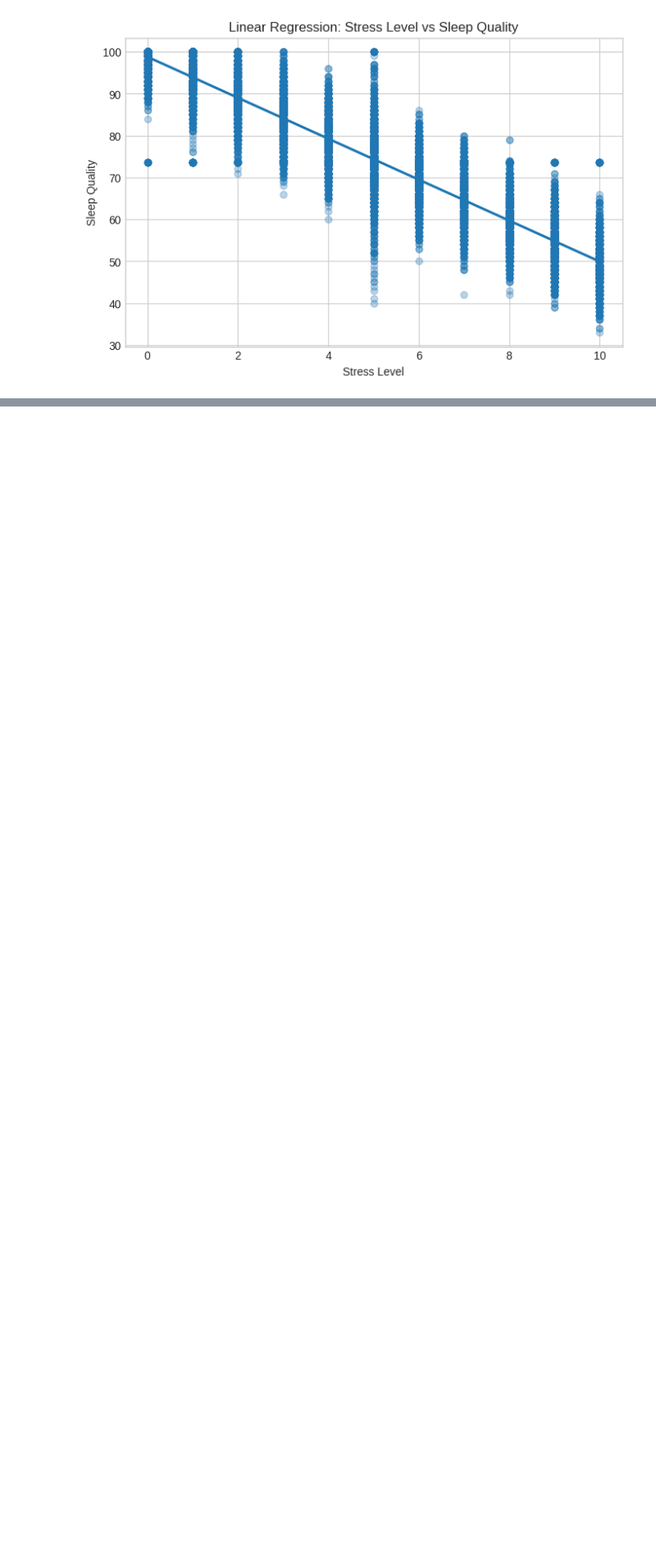
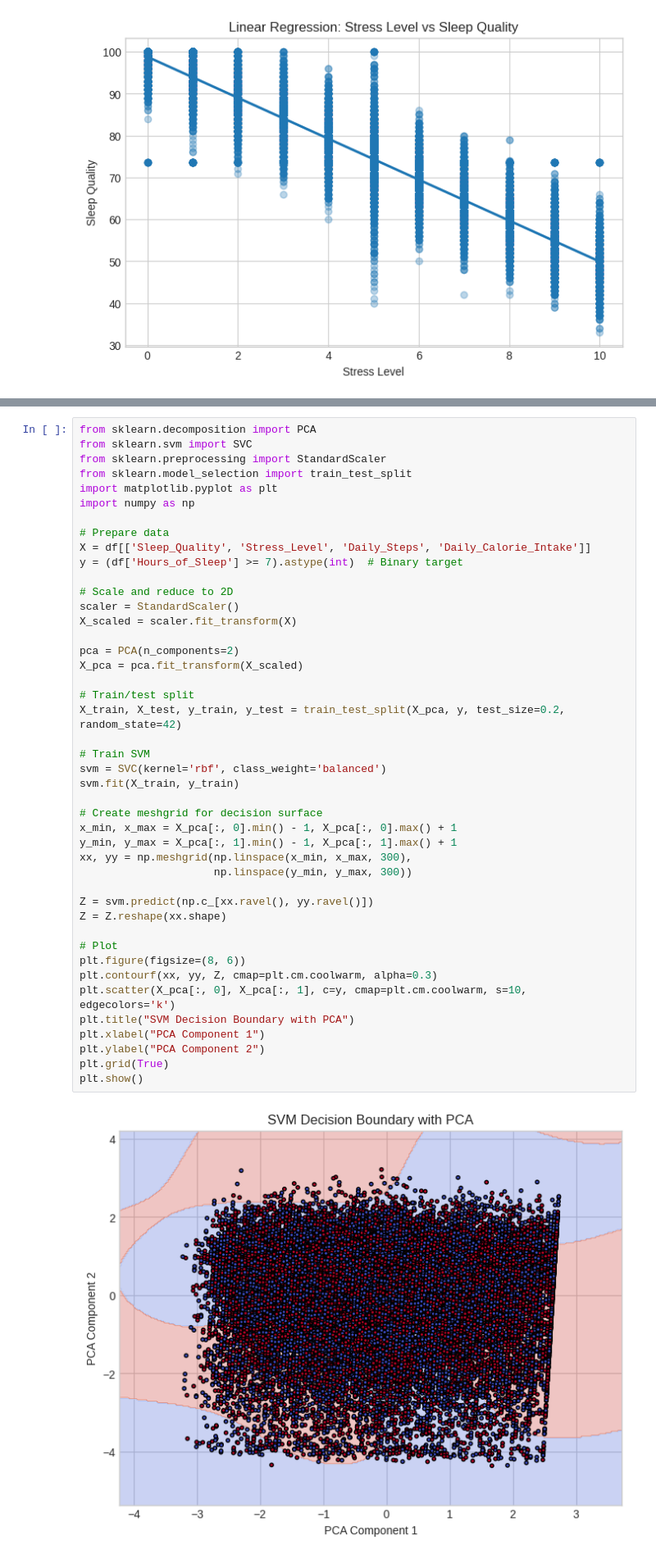
Before and after one commit to Programmer-Develops/HT-Insights, a Jupyter notebook: health_tracker.ipynb, the cells around one changed output, grey strips where cells are left out. Shown at 82% size. Cells and saved outputs as stored; diff of their text form; blank space fills up the shorter version.

```diff
--- a/health_tracker.ipynb
+++ b/health_tracker.ipynb
@@ -305,0 +378,46 @@ MSE: 27.22915427708266
+# %%
+from sklearn.decomposition import PCA
+from sklearn.svm import SVC
+from sklearn.preprocessing import StandardScaler
+from sklearn.model_selection import train_test_split
+import matplotlib.pyplot as plt
+import numpy as np
+
+# Prepare data
+X = df[['Sleep_Quality', 'Stress_Level', 'Daily_Steps', 'Daily_Calorie_Intake']]
+y = (df['Hours_of_Sleep'] >= 7).astype(int)  # Binary target
+
+# Scale and reduce to 2D
+scaler = StandardScaler()
+X_scaled = scaler.fit_transform(X)
+
+pca = PCA(n_components=2)
+X_pca = pca.fit_transform(X_scaled)
+
+# Train/test split
+X_train, X_test, y_train, y_test = train_test_split(X_pca, y, test_size=0.2, random_state=42)
+
+# Train SVM
+svm = SVC(kernel='rbf', class_weight='balanced')
+svm.fit(X_train, y_train)
+
+# Create meshgrid for decision surface
+x_min, x_max = X_pca[:, 0].min() - 1, X_pca[:, 0].max() + 1
+y_min, y_max = X_pca[:, 1].min() - 1, X_pca[:, 1].max() + 1
+xx, yy = np.meshgrid(np.linspace(x_min, x_max, 300),
+                     np.linspace(y_min, y_max, 300))
+
+Z = svm.predict(np.c_[xx.ravel(), yy.ravel()])
+Z = Z.reshape(xx.shape)
+
+# Plot
+plt.figure(figsize=(8, 6))
+plt.contourf(xx, yy, Z, cmap=plt.cm.coolwarm, alpha=0.3)
+plt.scatter(X_pca[:, 0], X_pca[:, 1], c=y, cmap=plt.cm.coolwarm, s=10, edgecolors='k')
+plt.title("SVM Decision Boundary with PCA")
+plt.xlabel("PCA Component 1")
+plt.ylabel("PCA Component 2")
+plt.grid(True)
+plt.show()
+# %% [output]
+[figure, added]
```
Also changed, not shown: parts of 5 cells of this notebook.
